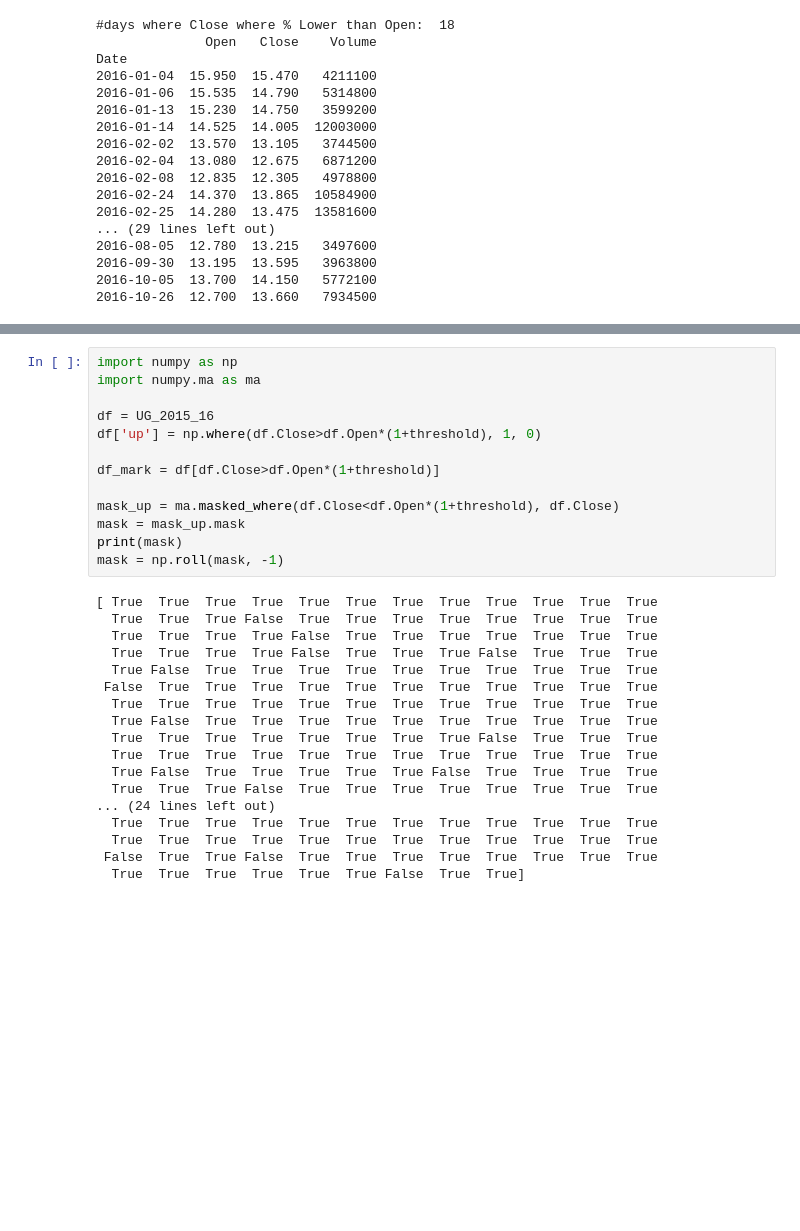
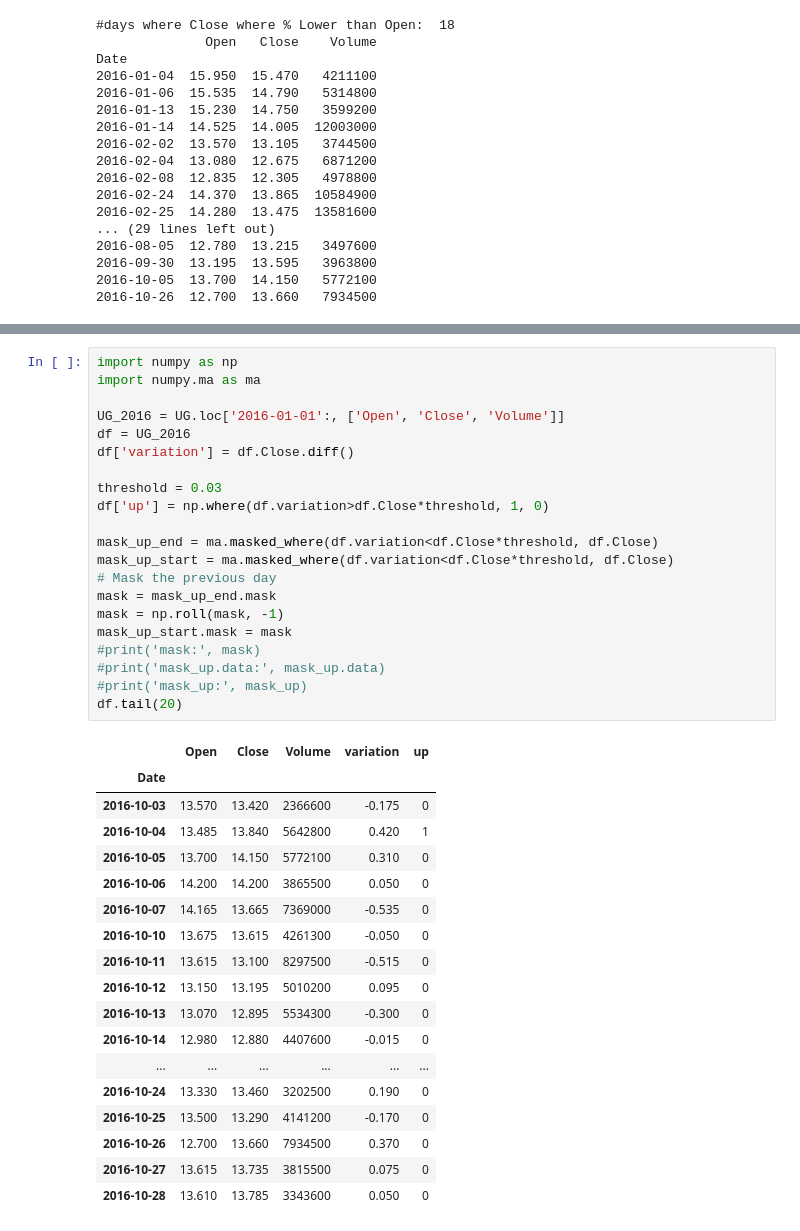
Before and after one commit to MrGreenRubato/notebooks, a Jupyter notebook: stocks/Stocks reader.ipynb, the cells around one changed output, grey strips where cells are left out. Drawn from its saved outputs; the diff is of its cells as text; blank space fills up the shorter version.

```diff
--- a/stocks/Stocks reader.ipynb
+++ b/stocks/Stocks reader.ipynb
@@ -212,34 +235,43 @@ print('#days where Close is x% higher than Open: ', df[df.Close>df.Open*(1+thres
 # %%
 import numpy as np
 import numpy.ma as ma
 
-df = UG_2015_16
-df['up'] = np.where(df.Close>df.Open*(1+threshold), 1, 0)
+UG_2016 = UG.loc['2016-01-01':, ['Open', 'Close', 'Volume']]
+df = UG_2016
+df['variation'] = df.Close.diff()
 
-df_mark = df[df.Close>df.Open*(1+threshold)]
+threshold = 0.03
+df['up'] = np.where(df.variation>df.Close*threshold, 1, 0)
 
-mask_up = ma.masked_where(df.Close<df.Open*(1+threshold), df.Close)
-mask = mask_up.mask
-print(mask)
+mask_up_end = ma.masked_where(df.variation<df.Close*threshold, df.Close)
+mask_up_start = ma.masked_where(df.variation<df.Close*threshold, df.Close)
+# Mask the previous day
+mask = mask_up_end.mask
 mask = np.roll(mask, -1)
+mask_up_start.mask = mask
+#print('mask:', mask)
+#print('mask_up.data:', mask_up.data)
+#print('mask_up:', mask_up)
+df.tail(20)
 # %% [output]
-[ True  True  True  True  True  True  True  True  True  True  True  True
-  True  True  True False  True  True  True  True  True  True  True  True
-  True  True  True  True False  True  True  True  True  True  True  True
-  True  True  True  True False  True  True  True False  True  True  True
-  True False  True  True  True  True  True  True  True  True  True  True
- False  True  True  True  True  True  True  True  True  True  True  True
-  True  True  True  True  True  True  True  True  True  True  True  True
-  True False  True  True  True  True  True  True  True  True  True  True
-  True  True  True  True  True  True  True  True False  True  True  True
-  True  True  True  True  True  True  True  True  True  True  True  True
-  True False  True  True  True  True  True False  True  True  True  True
-  True  True  True False  True  True  True  True  True  True  True  True
-... (24 lines left out)
-  True  True  True  True  True  True  True  True  True  True  True  True
-  True  True  True  True  True  True  True  True  True  True  True  True
- False  True  True False  True  True  True  True  True  True  True  True
-  True  True  True  True  True  True False  True  True]
+|  | Open | Close | Volume | variation | up |
+| Date |  |  |  |  |  |
+| 2016-10-03 | 13.570 | 13.420 | 2366600 | -0.175 | 0 |
+| 2016-10-04 | 13.485 | 13.840 | 5642800 | 0.420 | 1 |
+| 2016-10-05 | 13.700 | 14.150 | 5772100 | 0.310 | 0 |
+| 2016-10-06 | 14.200 | 14.200 | 3865500 | 0.050 | 0 |
+| 2016-10-07 | 14.165 | 13.665 | 7369000 | -0.535 | 0 |
+| 2016-10-10 | 13.675 | 13.615 | 4261300 | -0.050 | 0 |
+| 2016-10-11 | 13.615 | 13.100 | 8297500 | -0.515 | 0 |
+| 2016-10-12 | 13.150 | 13.195 | 5010200 | 0.095 | 0 |
+| 2016-10-13 | 13.070 | 12.895 | 5534300 | -0.300 | 0 |
+| 2016-10-14 | 12.980 | 12.880 | 4407600 | -0.015 | 0 |
+| ... | ... | ... | ... | ... | ... |
+| 2016-10-24 | 13.330 | 13.460 | 3202500 | 0.190 | 0 |
+| 2016-10-25 | 13.500 | 13.290 | 4141200 | -0.170 | 0 |
+| 2016-10-26 | 12.700 | 13.660 | 7934500 | 0.370 | 0 |
+| 2016-10-27 | 13.615 | 13.735 | 3815500 | 0.075 | 0 |
+| 2016-10-28 | 13.610 | 13.785 | 3343600 | 0.050 | 0 |
 # %%
 import matplotlib.pyplot as plt
 %matplotlib inline
```
Also changed, not shown: parts of 5 cells of this notebook.
